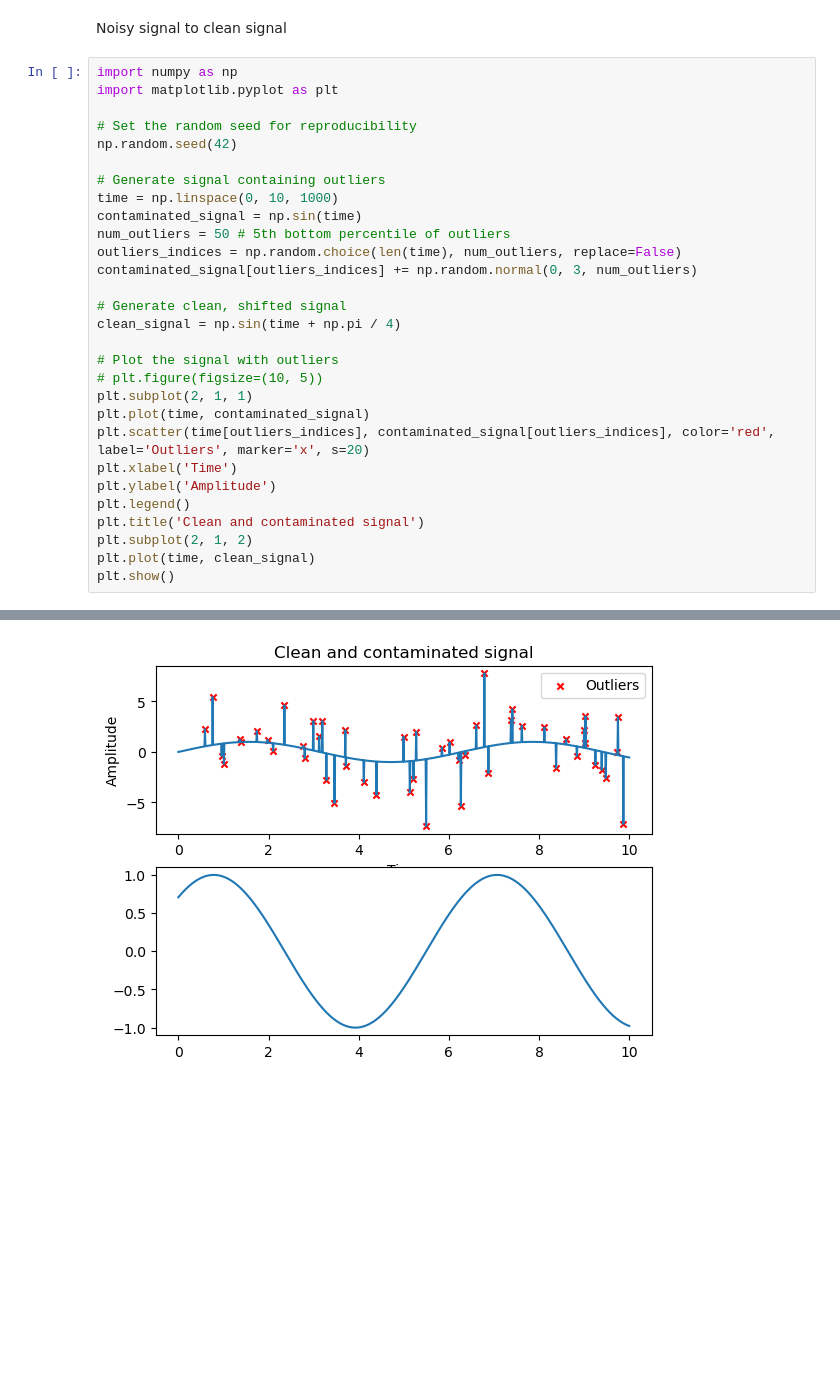
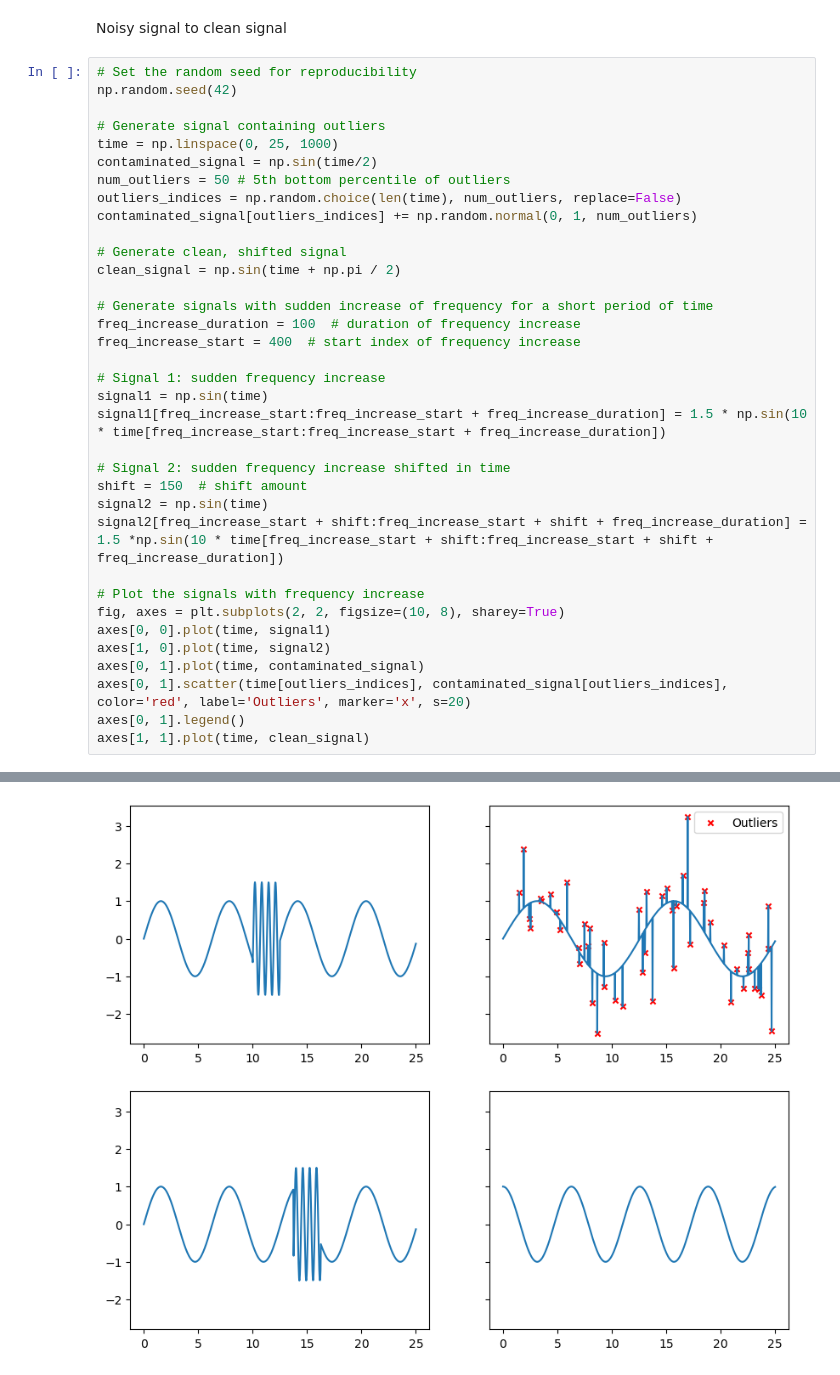
Before and after one commit to KubaBogacz/DiplomaThesis, a Jupyter notebook: artificial_signal_analysis.ipynb, the cells around one changed output, grey strips where cells are left out. Drawn from its saved outputs; the diff is of its cells as text; blank space fills up the shorter version.

```diff
--- a/artificial_signal_analysis.ipynb
+++ b/artificial_signal_analysis.ipynb
@@ -10,32 +10,38 @@ from plotters import *
 # %% [markdown]
 Noisy signal to clean signal
 # %%
-import numpy as np
-import matplotlib.pyplot as plt
-
 # Set the random seed for reproducibility
 np.random.seed(42)
 
 # Generate signal containing outliers
-time = np.linspace(0, 10, 1000)
-contaminated_signal = np.sin(time)
+time = np.linspace(0, 25, 1000)
+contaminated_signal = np.sin(time/2)
 num_outliers = 50 # 5th bottom percentile of outliers
 outliers_indices = np.random.choice(len(time), num_outliers, replace=False)
-contaminated_signal[outliers_indices] += np.random.normal(0, 3, num_outliers)
+contaminated_signal[outliers_indices] += np.random.normal(0, 1, num_outliers)
 
 # Generate clean, shifted signal
-clean_signal = np.sin(time + np.pi / 4)
+clean_signal = np.sin(time + np.pi / 2)
 
-# Plot the signal with outliers
-# plt.figure(figsize=(10, 5))
-plt.subplot(2, 1, 1)
-plt.plot(time, contaminated_signal)
-plt.scatter(time[outliers_indices], contaminated_signal[outliers_indices], color='red', label='Outliers', marker='x', s=20)
-plt.xlabel('Time')
-plt.ylabel('Amplitude')
-plt.legend()
-plt.title('Clean and contaminated signal')
-plt.subplot(2, 1, 2)
-plt.plot(time, clean_signal)
-plt.show()
+# Generate signals with sudden increase of frequency for a short period of time
+freq_increase_duration = 100  # duration of frequency increase
+freq_increase_start = 400  # start index of frequency increase
+
+# Signal 1: sudden frequency increase
+signal1 = np.sin(time)
+signal1[freq_increase_start:freq_increase_start + freq_increase_duration] = 1.5 * np.sin(10 * time[freq_increase_start:freq_increase_start + freq_increase_duration])
+
+# Signal 2: sudden frequency increase shifted in time
+shift = 150  # shift amount
+signal2 = np.sin(time)
+signal2[freq_increase_start + shift:freq_increase_start + shift + freq_increase_duration] = 1.5 *np.sin(10 * time[freq_increase_start + shift:freq_increase_start + shift + freq_increase_duration])
+
+# Plot the signals with frequency increase
+fig, axes = plt.subplots(2, 2, figsize=(10, 8), sharey=True)
+axes[0, 0].plot(time, signal1)
+axes[1, 0].plot(time, signal2)
+axes[0, 1].plot(time, contaminated_signal)
+axes[0, 1].scatter(time[outliers_indices], contaminated_signal[outliers_indices], color='red', label='Outliers', marker='x', s=20)
+axes[0, 1].legend()
+axes[1, 1].plot(time, clean_signal)
 # %% [output]
@@ -42 +49 @@ plt.show()
-[figure, old version]
+[figure, new version]
```
Also changed, not shown: parts of 4 cells of this notebook, 5 other files.
